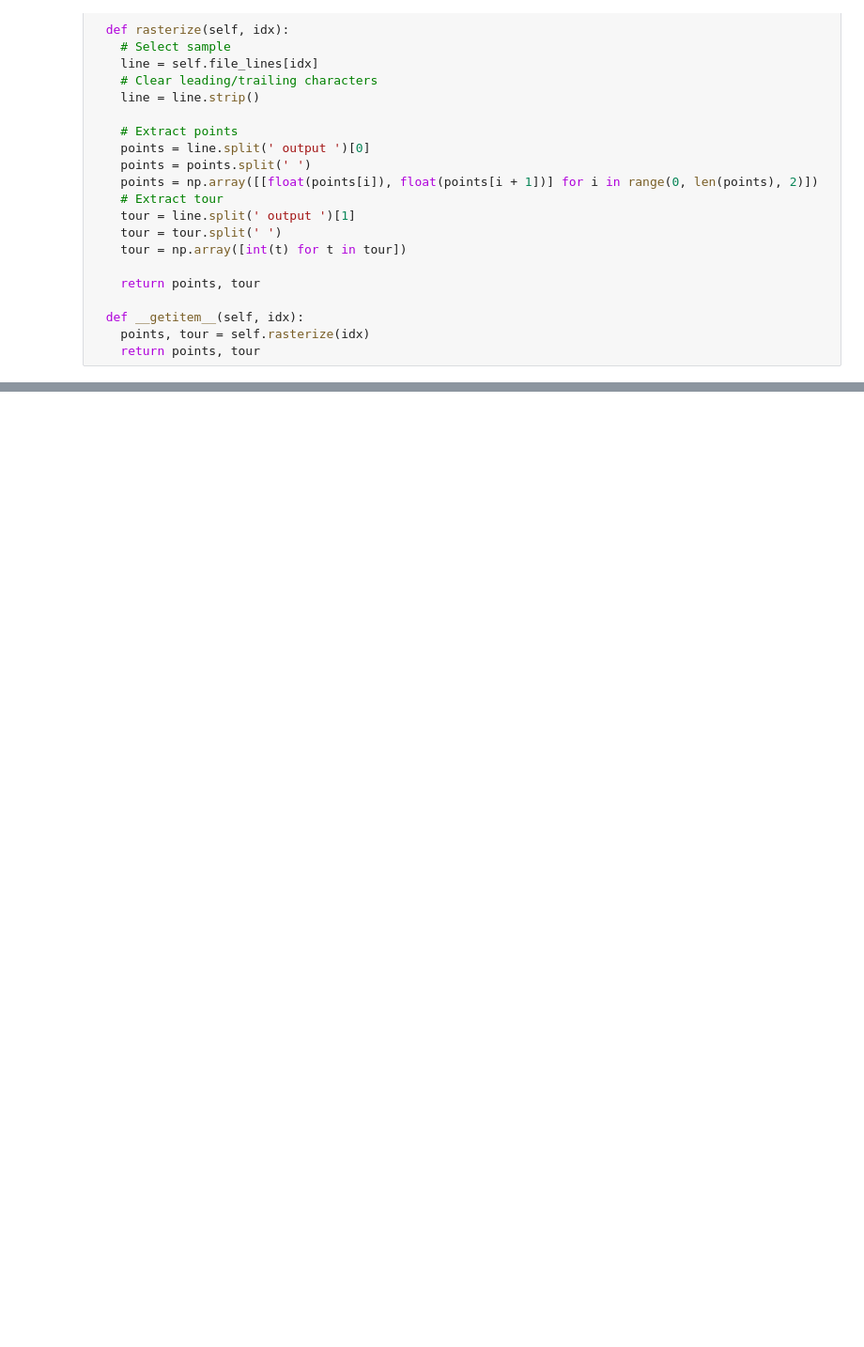
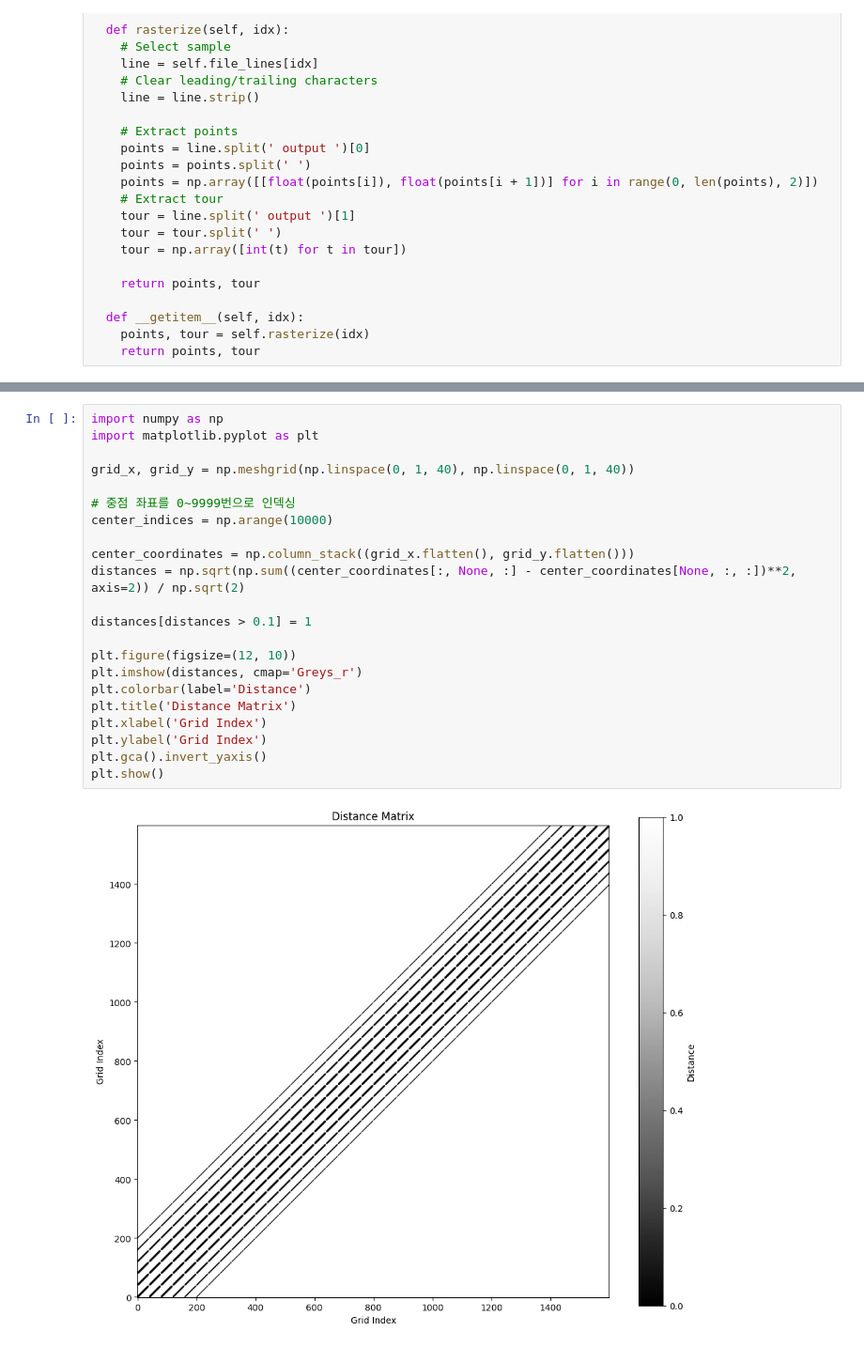
Before and after one commit to Giventicket/GridFormer, a Jupyter notebook: test.ipynb, the cells around one changed output, grey strips where cells are left out. Shown at 94% size. Drawn from its saved outputs; the diff is of its cells as text; blank space fills up the shorter version.

```diff
--- a/test.ipynb
+++ b/test.ipynb
@@ -248,0 +659,24 @@ Loaded "./reordered(origin)_tsp20_train_concorde.txt" with 10000 lines
+# %%
+import numpy as np
+import matplotlib.pyplot as plt
+
+grid_x, grid_y = np.meshgrid(np.linspace(0, 1, 40), np.linspace(0, 1, 40))
+
+# 중점 좌표를 0~9999번으로 인덱싱
+center_indices = np.arange(10000)
+
+center_coordinates = np.column_stack((grid_x.flatten(), grid_y.flatten()))
+distances = np.sqrt(np.sum((center_coordinates[:, None, :] - center_coordinates[None, :, :])**2, axis=2)) / np.sqrt(2)
+
+distances[distances > 0.1] = 1
+
+plt.figure(figsize=(12, 10))
+plt.imshow(distances, cmap='Greys_r')
+plt.colorbar(label='Distance')
+plt.title('Distance Matrix')
+plt.xlabel('Grid Index')
+plt.ylabel('Grid Index')
+plt.gca().invert_yaxis()
+plt.show()
+# %% [output]
+[figure, added]
```
Also changed, not shown: parts of 13 cells of this notebook, 44 other files.
